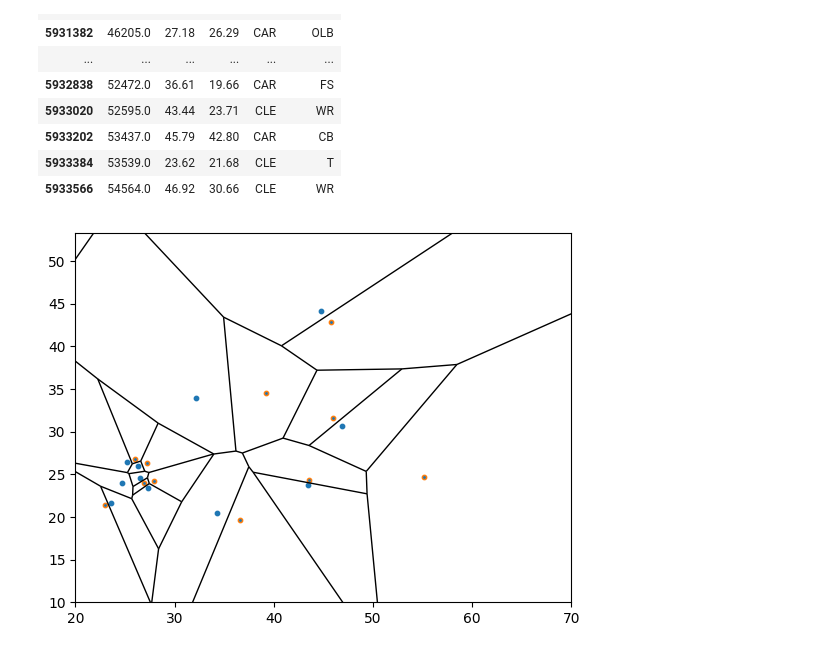
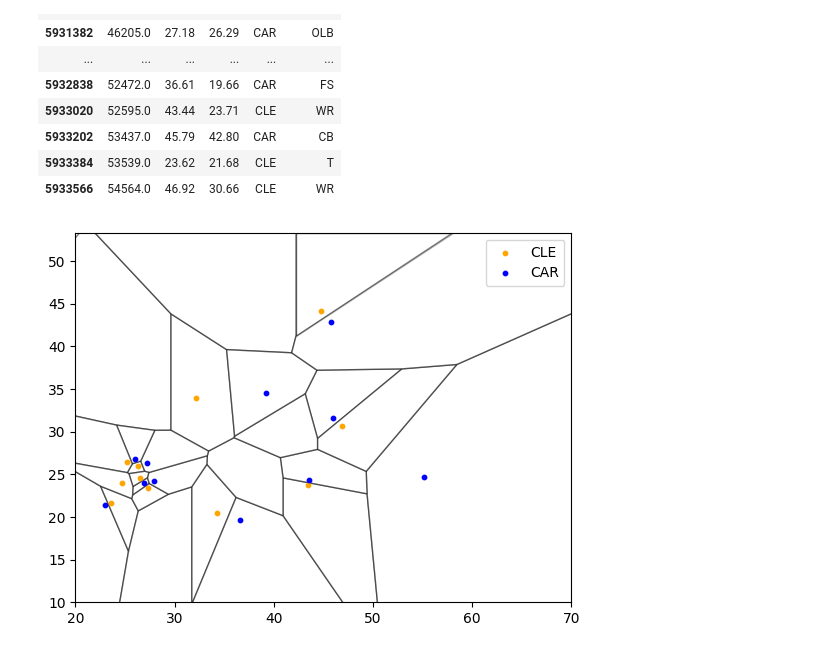
Before and after one commit to rohitbh7/nfl, a Jupyter notebook: voronoi.ipynb, the cells around one changed output. Drawn from its saved outputs; the diff is of its cells as text; code cells hidden in the pictures.

```diff
--- a/voronoi.ipynb
+++ b/voronoi.ipynb
@@ -97,34 +110,45 @@ samplePlayPoints
 # %%
-points = samplePlayPoints[['x','y']]
-
-x_min, x_max = 0,100
+points = filteredSamplePlayPoints[['x', 'y']].values
+x_min, x_max = 0, 100
 y_min, y_max = 0, 53.3
 boundary_points = np.array([
     [x_min, y_min],
     [x_min, y_max],
     [x_max, y_min],
     [x_max, y_max]
 ])
+all_points = np.vstack([points, boundary_points])
+vor = Voronoi(all_points)
+boundary_polygon = Polygon([(x_min, y_min), (x_min, y_max), (x_max, y_max), (x_max, y_min)])
 
-# Combine the original points with boundary points
-all_points = np.vstack([points, boundary_points])
+# Clip Voronoi cells
+clipped_polygons = []
+polygon_areas = []
+for region in vor.regions:
+    if not -1 in region and len(region) > 0:
+        polygon = Polygon([vor.vertices[i] for i in region])
+        clipped_polygon = polygon.intersection(boundary_polygon)
+        if not clipped_polygon.is_empty:
+            clipped_polygons.append(clipped_polygon)
+            polygon_areas.append(clipped_polygon.area)
 
-# Generate the Voronoi diagram
-vor2 = Voronoi(all_points)
+fig, ax = plt.subplots()
 
-# Plot the Voronoi diagram with constrained boundaries
-fig, ax = plt.subplots()
-voronoi_plot_2d(vor2, ax=ax, show_vertices=False, point_size=2)
 
-# Plot points with different colors for each club
-clubs = filteredSamplePlayPoints['club'].unique()
+for poly in clipped_polygons:
+    x, y = poly.exterior.xy
+    ax.fill(x, y, alpha=0.5, edgecolor='black', facecolor='white')
+
+club_colors = {'CLE': 'orange', 'CAR': 'blue'}
+clubs = samplePlayPoints['club'].unique()
 for club in clubs:
     club_points = samplePlayPoints[samplePlayPoints['club'] == club]
-    ax.scatter(club_points['x'], club_points['y'], label=club, s=10)
+    club_color = club_colors.get(club, 'grey')
+    ax.scatter(club_points['x'], club_points['y'], label=club, s=10, color=club_color)
 
-# Set y-axis limits to 0 and 53.3
 plt.ylim(10, 53.3)
-plt.xlim(20,70)
+plt.xlim(20, 70)
+plt.legend()
 plt.show()
 # %% [output]
-[figure, old version]
+[figure, new version]
```
Also changed, not shown: parts of 10 cells of this notebook.
